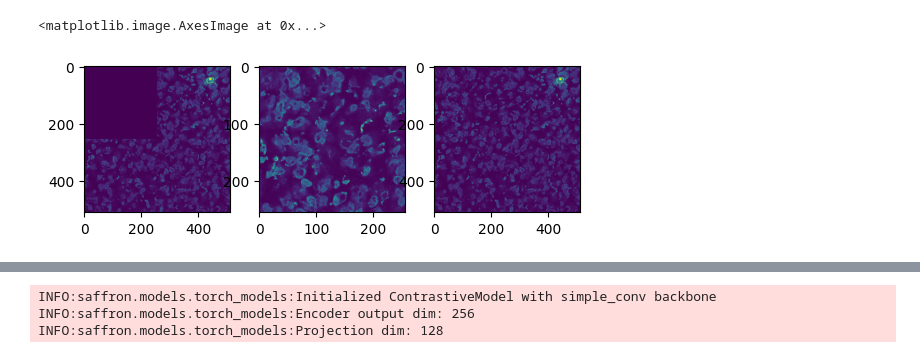
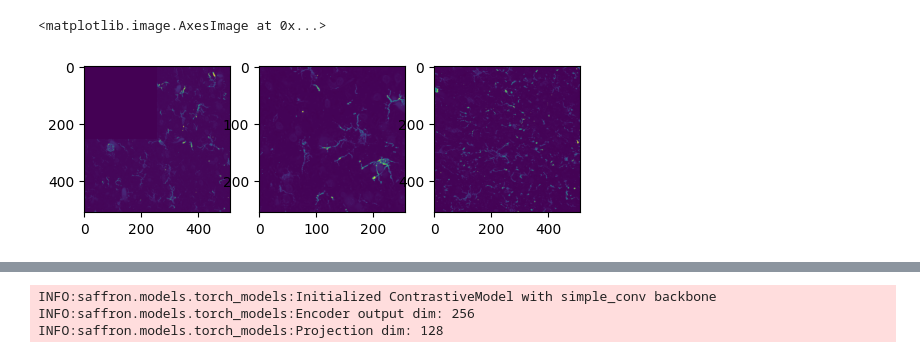
Before and after one commit to nlsschim/saffron, a Jupyter notebook: notebooks/saffron_ml_demo.ipynb, the cells around one changed output, grey strips where cells are left out. Drawn from its saved outputs; the diff is of its cells as text; code cells hidden in the pictures.

Commit message:
working on data loading for ML models

```diff
--- a/notebooks/saffron_ml_demo.ipynb
+++ b/notebooks/saffron_ml_demo.ipynb
@@ -7,5 +9,5 @@ import matplotlib.pyplot as plt
 # %%
-microglia_im_path = "/Users/nelsschimek/Documents/nancelab/Data/Fluorescent_Microglia_Images/nt_control"
+microglia_im_path = "/Volumes/imagereg/Cross_Species_Study/human/denoised"
 # %%
 images = data_io.load_images_from_directory(microglia_im_path)
 # %% [output]
@@ -27,0 +58,3 @@ ImageData(data=array([[ 605,  705, 1061, ...,  270,  190,  568],
+# %%
+ims.apply_max_projection()
+ims[0]
@@ -28,13 +69,13 @@ ImageData(data=array([[ 605,  705, 1061, ...,  270,  190,  568],
 # %%
-masked_im = data_processing.create_masked_image(second_channel_dataset[17].data, patch_position=(0, 0), patch_size=256)
+masked_im = data_processing.create_masked_image(ims[0].data, patch_position=(0, 0), patch_size=256)
 # %%
-patch_from_im = data_processing.extract_patch(second_channel_dataset[17].data, patch_position=(0,0), patch_size=256)
+patch_from_im = data_processing.extract_patch(ims[0].data, patch_position=(0,0), patch_size=256)
 # %%
 ax, fig = plt.subplots(1,3)
 fig[0].imshow(masked_im)
 fig[1].imshow(patch_from_im)
-fig[2].imshow(second_channel_dataset[17].data)
+fig[2].imshow(ims[17].data)
 # %% [output]
 <matplotlib.image.AxesImage at 0x...>
-[figure, old version]
+[figure, new version]
 # %%
```
Also changed, not shown: parts of 10 cells of this notebook, 3 other files.
